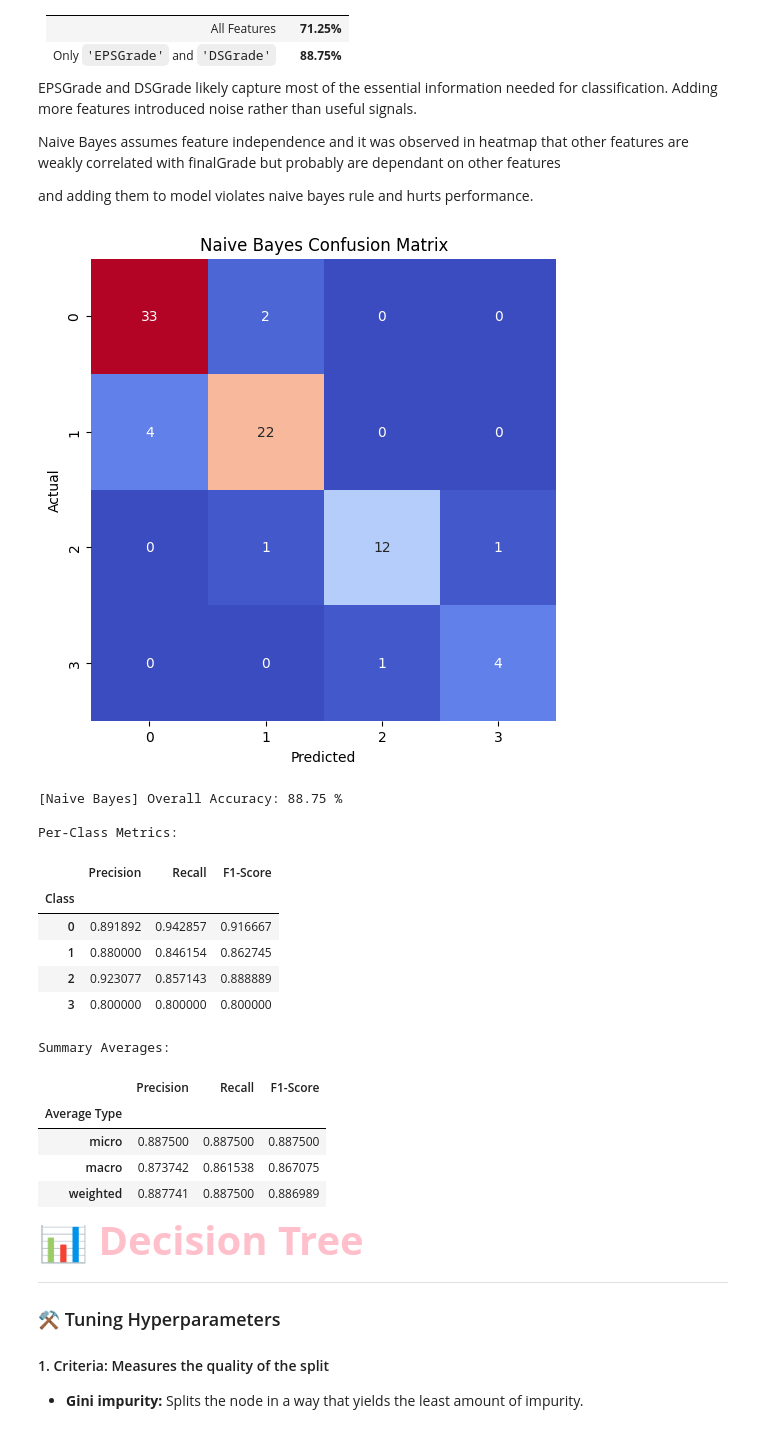
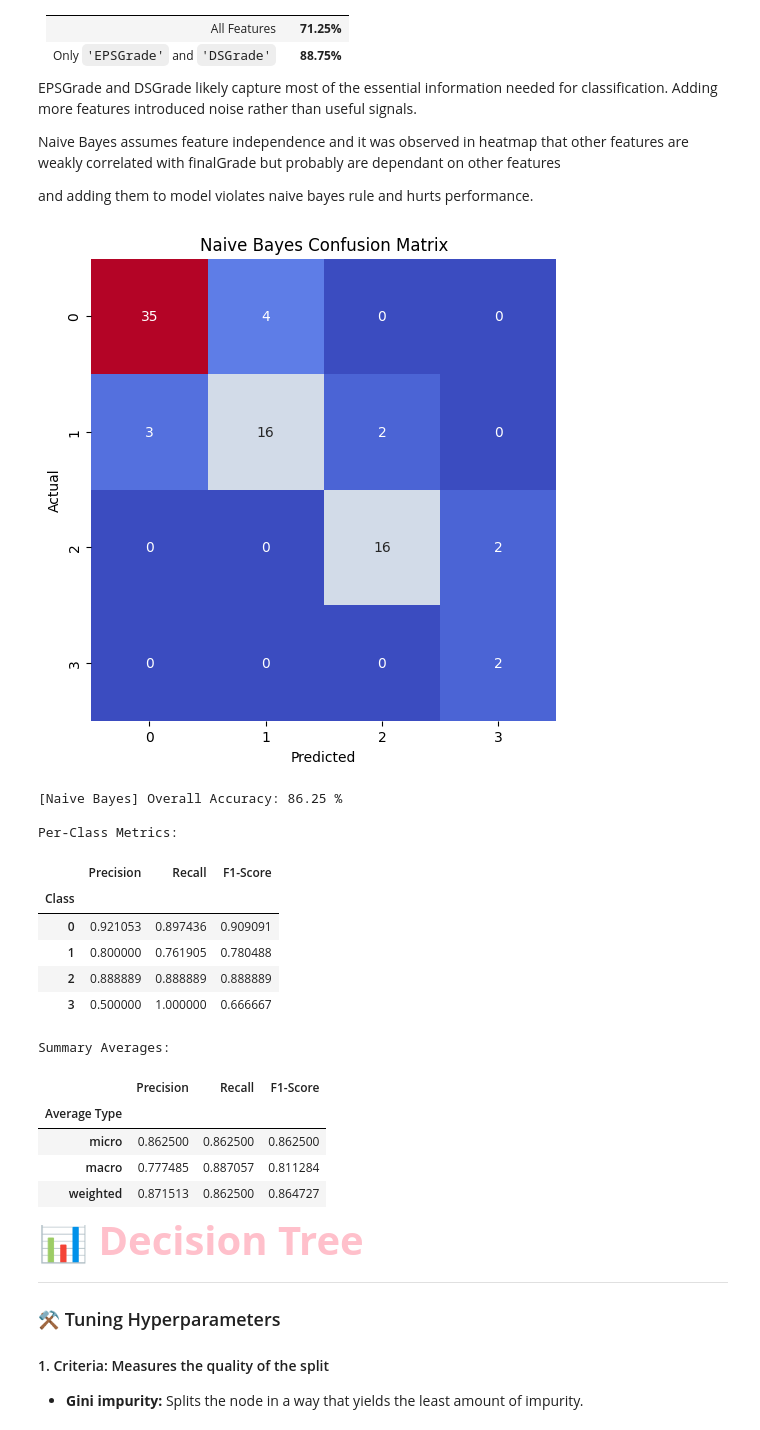
Before and after one commit to Artin-Tavasoli/Machine-Learning-Classifiers, a Jupyter notebook: Machine-Learning-Models.ipynb, the cells around one changed output. Saved outputs shown, nothing was run; the diff lists cells and outputs as text; code cells hidden in the pictures.

```diff
--- a/Machine-Learning-Models.ipynb
+++ b/Machine-Learning-Models.ipynb
@@ -391,7 +396,11 @@ numerical_columns = ['age', 'EPSGrade', 'DSGrade']
 # grades_df[numerical_columns] = scaler.fit_transform(grades_df[numerical_columns])
 
 scaler = preprocessing.MinMaxScaler()
-grades_df[numerical_columns] = scaler.fit_transform(grades_df[numerical_columns])
+
+X_train[numerical_columns] = scaler.fit_transform(X_train[numerical_columns])
+
+X_test[numerical_columns]  = scaler.transform(X_test[numerical_columns])
+
 
 grades_df[numerical_columns].head()
 # %% [output]
@@ -488,9 +497,7 @@ For **each class**:
    Like Macro, but weight each class’s metric by its support (number of instances).
    - Balances the influence of large vs. small classes.
 # %%
-def evaluate_model(model_name, model, Y_test):
-
-    preds = model.predict(X_test)
+def evaluate_model(model_name, preds, Y_test):
 
     cm = confusion_matrix(Y_test, preds)
     plt.figure(figsize=(6, 6))
@@ -546,44 +553,44 @@ and adding them to model violates naive bayes rule and hurts performance.
 # %%
 # features_to_test = [
 #     'university', 'sex', 'age', 'address',
 #     'motherEducation', 'fatherEducation',
 #     'reason', 'travelTime', 'studyTime', 'failures',
 #     'universitySupport', 'paid', 'higher', 'internet',
 #     'romantic', 'freeTime', 'goOut', 'Dalc', 'Walc',
 #     'absences', 'EPSGrade', 'DSGrade'
 # ]
 features_to_test = ['EPSGrade', 'DSGrade']
 
-X = grades_df[features_to_test]
-Y = grades_df['finalGrade']
 
-X_train, X_test, Y_train, Y_test = train_test_split(
-    X, Y,
+X2_train, X2_test, Y2_train, Y2_test = train_test_split(
+    grades_df[features_to_test], grades_df['finalGrade'],
     test_size=SPLIT_RATIO,
-    random_state=46,
+    random_state=42,
     shuffle=True
 )
 
 nb_model = GaussianNB()
-nb_model.fit(X_train, Y_train)
-evaluate_model("Naive Bayes", nb_model, Y_test)
+nb_model.fit(X2_train, Y2_train)
+preds = nb_model.predict(X2_test)
+
+evaluate_model("Naive Bayes", preds, Y2_test)
 # %% [output]
-[figure, old version]
+[figure, new version]
-[Naive Bayes] Overall Accuracy: 88.75 %
+[Naive Bayes] Overall Accuracy: 86.25 %
 
 Per-Class Metrics:
 |  | Precision | Recall | F1-Score |
 | Class |  |  |  |
-| 0 | 0.891892 | 0.942857 | 0.916667 |
-| 1 | 0.880000 | 0.846154 | 0.862745 |
-| 2 | 0.923077 | 0.857143 | 0.888889 |
-| 3 | 0.800000 | 0.800000 | 0.800000 |
+| 0 | 0.921053 | 0.897436 | 0.909091 |
+| 1 | 0.800000 | 0.761905 | 0.780488 |
+| 2 | 0.888889 | 0.888889 | 0.888889 |
+| 3 | 0.500000 | 1.000000 | 0.666667 |
 Summary Averages:
 |  | Precision | Recall | F1-Score |
 | Average Type |  |  |  |
-| micro | 0.887500 | 0.887500 | 0.887500 |
-| macro | 0.873742 | 0.861538 | 0.867075 |
-| weighted | 0.887741 | 0.887500 | 0.886989 |
+| micro | 0.862500 | 0.862500 | 0.862500 |
+| macro | 0.777485 | 0.887057 | 0.811284 |
+| weighted | 0.871513 | 0.862500 | 0.864727 |
 # %% [markdown]
 <span style="font-size:40px; font-weight:bold; color:pink;"> 📊 Decision Tree</span>
 
```
Also changed, not shown: parts of 16 cells of this notebook, 1 other file.
